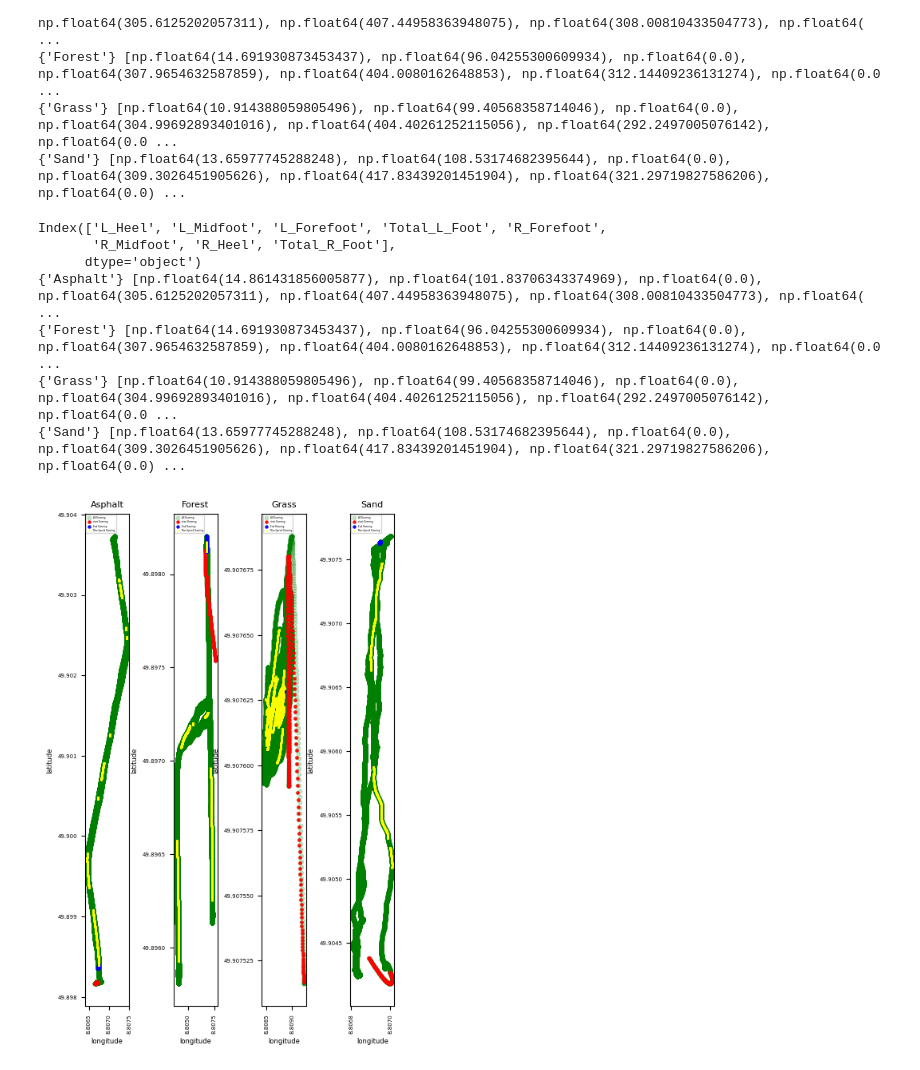
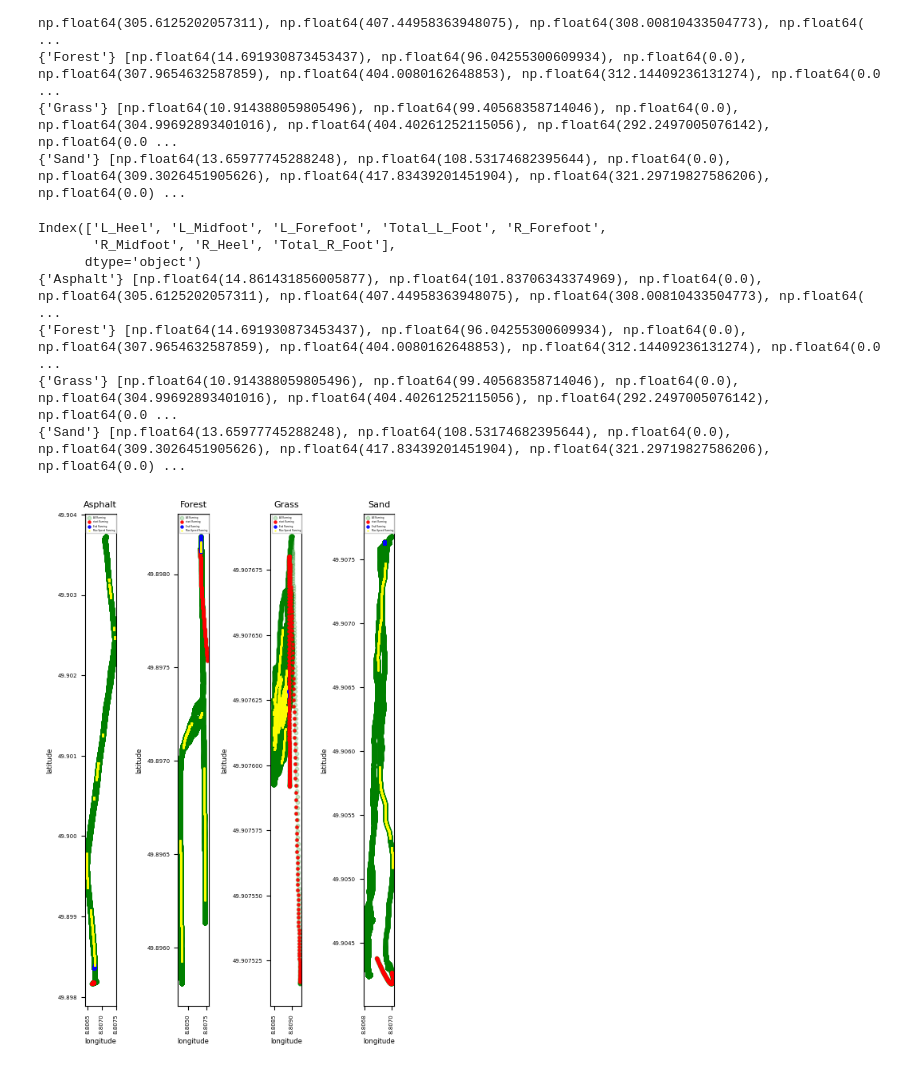
Before and after one commit to Mohsenmohebbi1993/Biomechanik, a Jupyter notebook: notebooks/3. Analysis Foot HeartRate GPX.ipynb, the cells around one changed output. Cells and saved outputs as stored; diff of their text form; code cells hidden in the pictures.

```diff
--- a/notebooks/3. Analysis Foot HeartRate GPX.ipynb
+++ b/notebooks/3. Analysis Foot HeartRate GPX.ipynb
@@ -490,7 +490,7 @@ columns_to_check = ['L_Heel', 'L_Midfoot', 'L_Forefoot','Total_L_Foot',
 
 loc_plot = 1
 plt.figure(figsize=(5,8))
-plt.subplots_adjust(wspace=1.0)
+plt.subplots_adjust(wspace=2.0)
 print(col)
 for i in name_17:
     df = globals()[i].copy()
@@ -515,31 +515,31 @@ for i in name_17:
     row_data = []
     row_data.append(mean_top_1_percent)
     for j in col:
         sorted_speeds = df_cleaned[j]
         top_1_percent = sorted_speeds.head(int(len(sorted_speeds) * top))
         mean_top_1_percent = top_1_percent.mean()
         row_data.append(mean_top_1_percent)
     print({df["foundation"].iloc[0]} , list(row_data))
     sorted_df_speed = df.sort_values(by="Speed (km/h)", ascending=False)
     top_df = sorted_df_speed.head(int(len(sorted_df_speed) * top))
     plt.scatter(top_df["longitude"], top_df["latitude"],
             s=1, color="yellow", alpha=0.5, linestyle='-',
             label="Max Speed Running")
     loc_plot+=1
     plt.xlabel("longitude", fontsize=6)
     plt.xticks(rotation=90, fontsize=5)
     plt.ylabel("latitude", fontsize=6)
     plt.yticks(fontsize=5)
     ax = plt.gca()
     ax.ticklabel_format(useOffset=False, style='plain')
     plt.title(f"{df["foundation"].iloc[0]}", fontsize=8)
     plt.legend(loc='upper left', fontsize=2)
 # %% [output]
 Index(['L_Heel', 'L_Midfoot', 'L_Forefoot', 'Total_L_Foot', 'R_Forefoot',
        'R_Midfoot', 'R_Heel', 'Total_R_Foot'],
       dtype='object')
 {'Asphalt'} [np.float64(14.861431856005877), np.float64(101.83706343374969), np.float64(0.0), np.float64(305.6125202057311), np.float64(407.44958363948075), np.float64(308.00810433504773), np.float64( ...
 {'Forest'} [np.float64(14.691930873453437), np.float64(96.04255300609934), np.float64(0.0), np.float64(307.9654632587859), np.float64(404.0080162648853), np.float64(312.14409236131274), np.float64(0.0 ...
 {'Grass'} [np.float64(10.914388059805496), np.float64(99.40568358714046), np.float64(0.0), np.float64(304.99692893401016), np.float64(404.40261252115056), np.float64(292.2497005076142), np.float64(0.0 ...
 {'Sand'} [np.float64(13.65977745288248), np.float64(108.53174682395644), np.float64(0.0), np.float64(309.3026451905626), np.float64(417.83439201451904), np.float64(321.29719827586206), np.float64(0.0) ...
-[figure, old version]
+[figure, new version]
```
Also changed, not shown: parts of 9 cells of this notebook.
